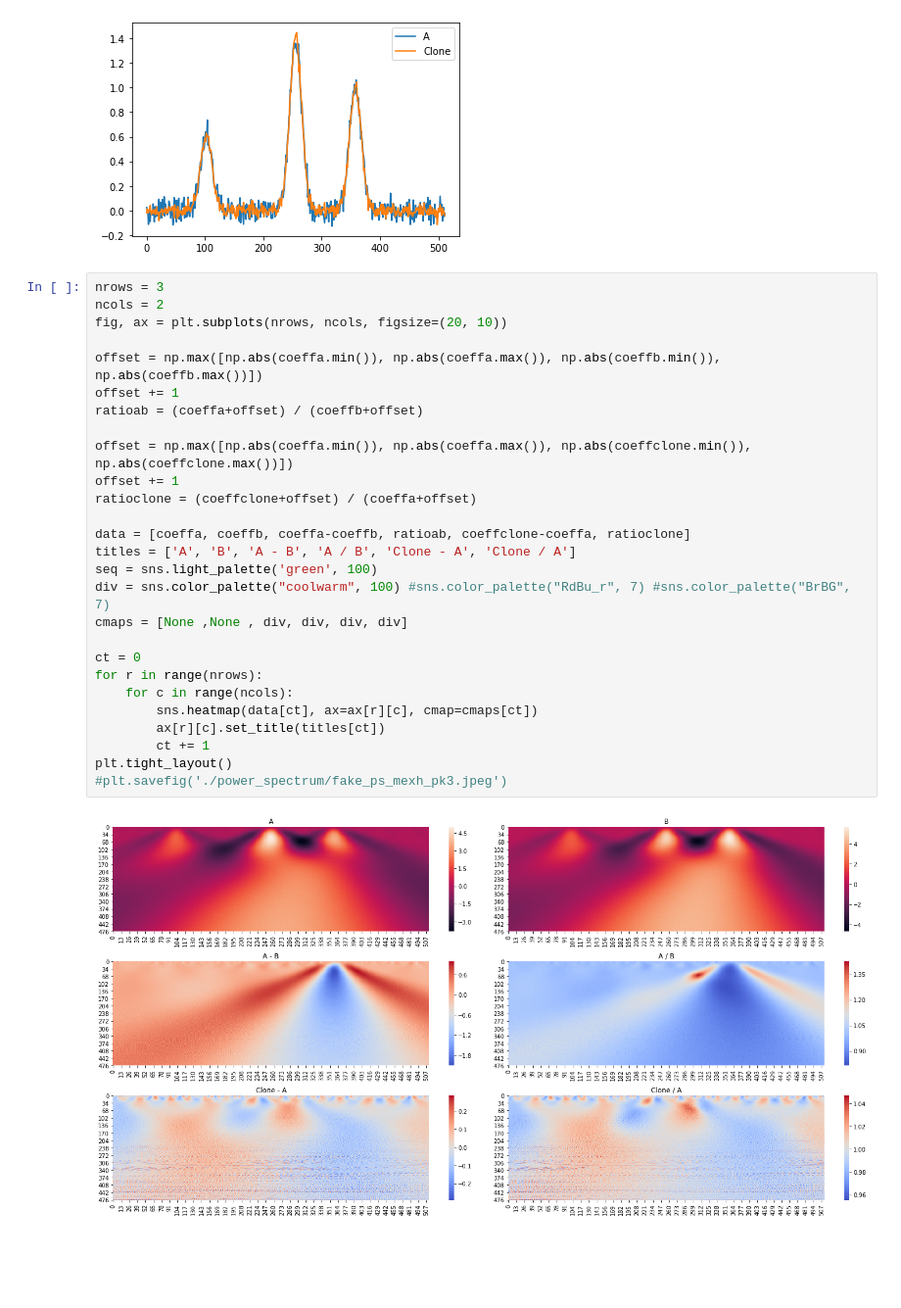
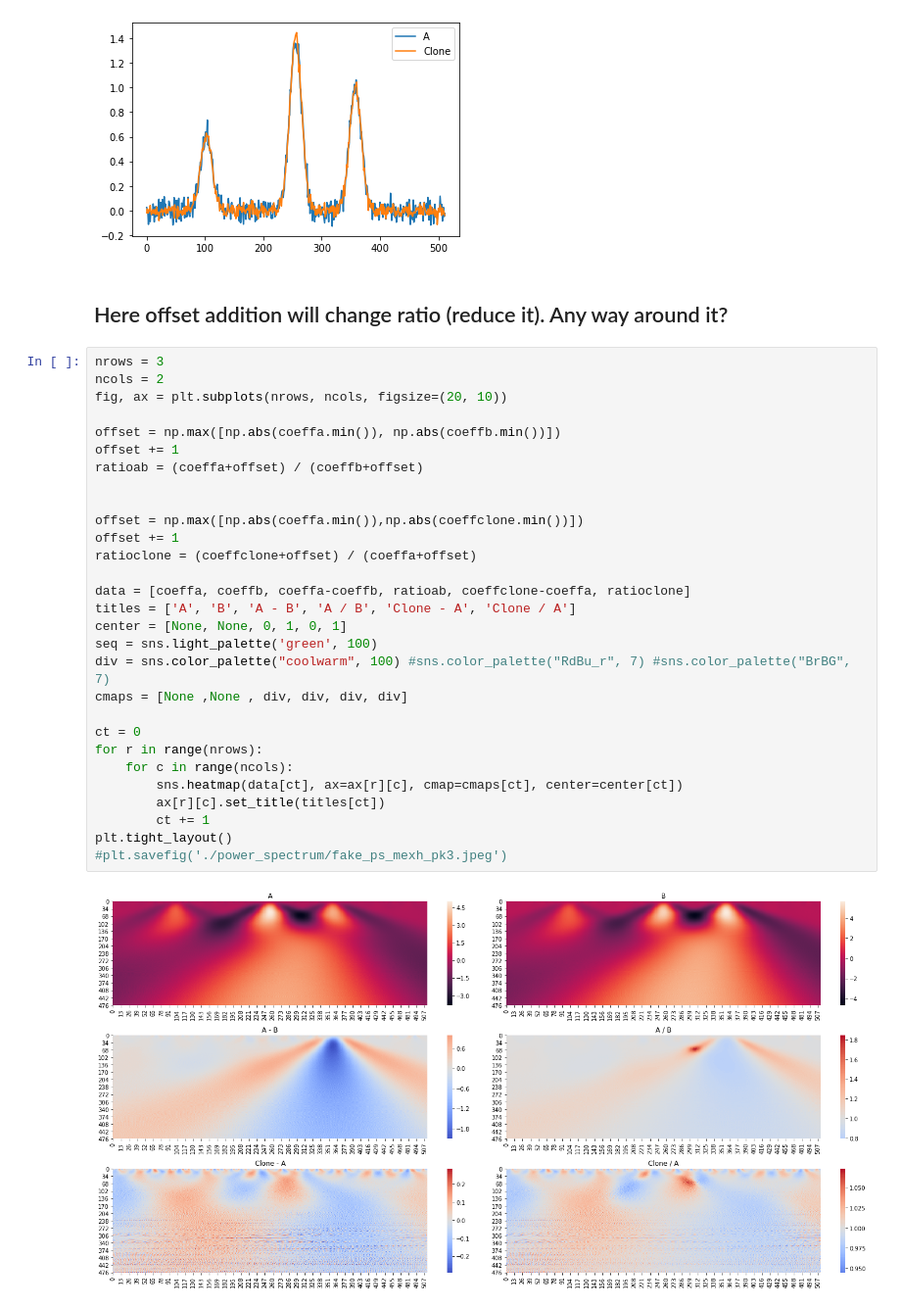
Before and after one commit to minyoungk99/IRES, a Jupyter notebook: fake_CWT.ipynb, the cells around one changed output. Shown at 98% size. Saved outputs shown, nothing was run; the diff lists cells and outputs as text; blank space fills up the shorter version.

```diff
--- a/fake_CWT.ipynb
+++ b/fake_CWT.ipynb
@@ -118,34 +121,38 @@ plt.legend()
 plt.show()
 # %% [output]
 [figure]
+# %% [markdown]
+## Here offset addition will change ratio (reduce it). Any way around it?
 # %%
 nrows = 3
 ncols = 2
 fig, ax = plt.subplots(nrows, ncols, figsize=(20, 10))
 
-offset = np.max([np.abs(coeffa.min()), np.abs(coeffa.max()), np.abs(coeffb.min()), np.abs(coeffb.max())])
+offset = np.max([np.abs(coeffa.min()), np.abs(coeffb.min())])
 offset += 1
 ratioab = (coeffa+offset) / (coeffb+offset)
 
-offset = np.max([np.abs(coeffa.min()), np.abs(coeffa.max()), np.abs(coeffclone.min()), np.abs(coeffclone.max())])
+
+offset = np.max([np.abs(coeffa.min()),np.abs(coeffclone.min())])
 offset += 1
 ratioclone = (coeffclone+offset) / (coeffa+offset)
 
 data = [coeffa, coeffb, coeffa-coeffb, ratioab, coeffclone-coeffa, ratioclone]
 titles = ['A', 'B', 'A - B', 'A / B', 'Clone - A', 'Clone / A']
+center = [None, None, 0, 1, 0, 1]
 seq = sns.light_palette('green', 100)
 div = sns.color_palette("coolwarm", 100) #sns.color_palette("RdBu_r", 7) #sns.color_palette("BrBG", 7)
 cmaps = [None ,None , div, div, div, div]
 
 ct = 0
 for r in range(nrows):
     for c in range(ncols):
-        sns.heatmap(data[ct], ax=ax[r][c], cmap=cmaps[ct])
+        sns.heatmap(data[ct], ax=ax[r][c], cmap=cmaps[ct], center=center[ct])
         ax[r][c].set_title(titles[ct])
         ct += 1
 plt.tight_layout()
 #plt.savefig('./power_spectrum/fake_ps_mexh_pk3.jpeg')
 # %% [output]
-[figure, old version]
+[figure, new version]
 # %% [markdown]
 ## At what SNR does visual inspection of ps fail?
```
Also changed, not shown: parts of 10 cells of this notebook.
